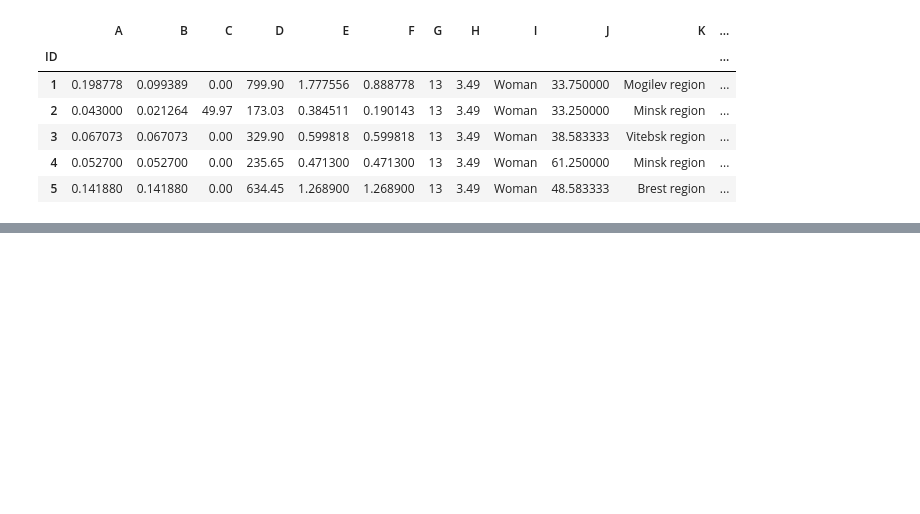
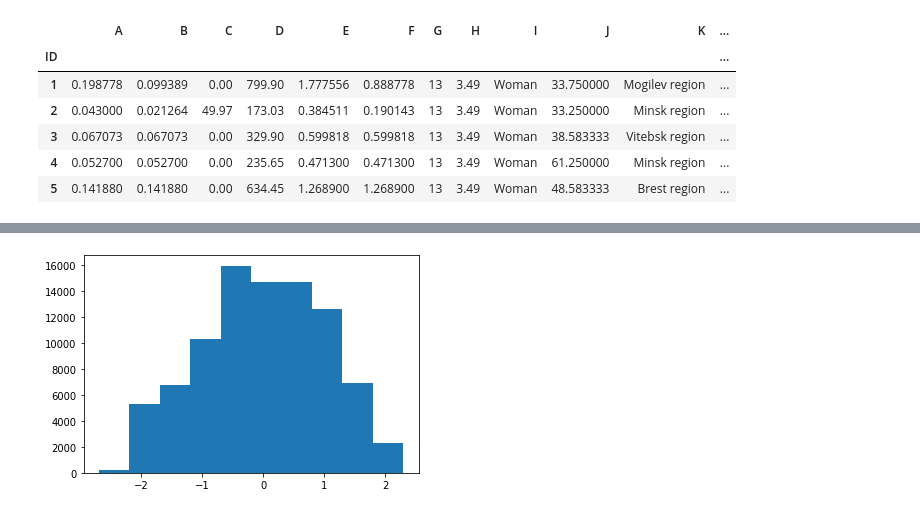
Before and after one commit to lookafterh1m/imbalanced-binary-classification, a Jupyter notebook: task.ipynb, the cells around one changed output, grey strips where cells are left out. Cells and saved outputs as stored; diff of their text form; code cells hidden in the pictures; blank space fills up the shorter version.

```diff
--- a/task.ipynb
+++ b/task.ipynb
@@ -43 +65,5 @@ df.describe()
+# %%
+plt.hist(scaled.L);
+# %% [output]
+[figure, added]
 # %%
```
Also changed, not shown: parts of 12 cells of this notebook.
